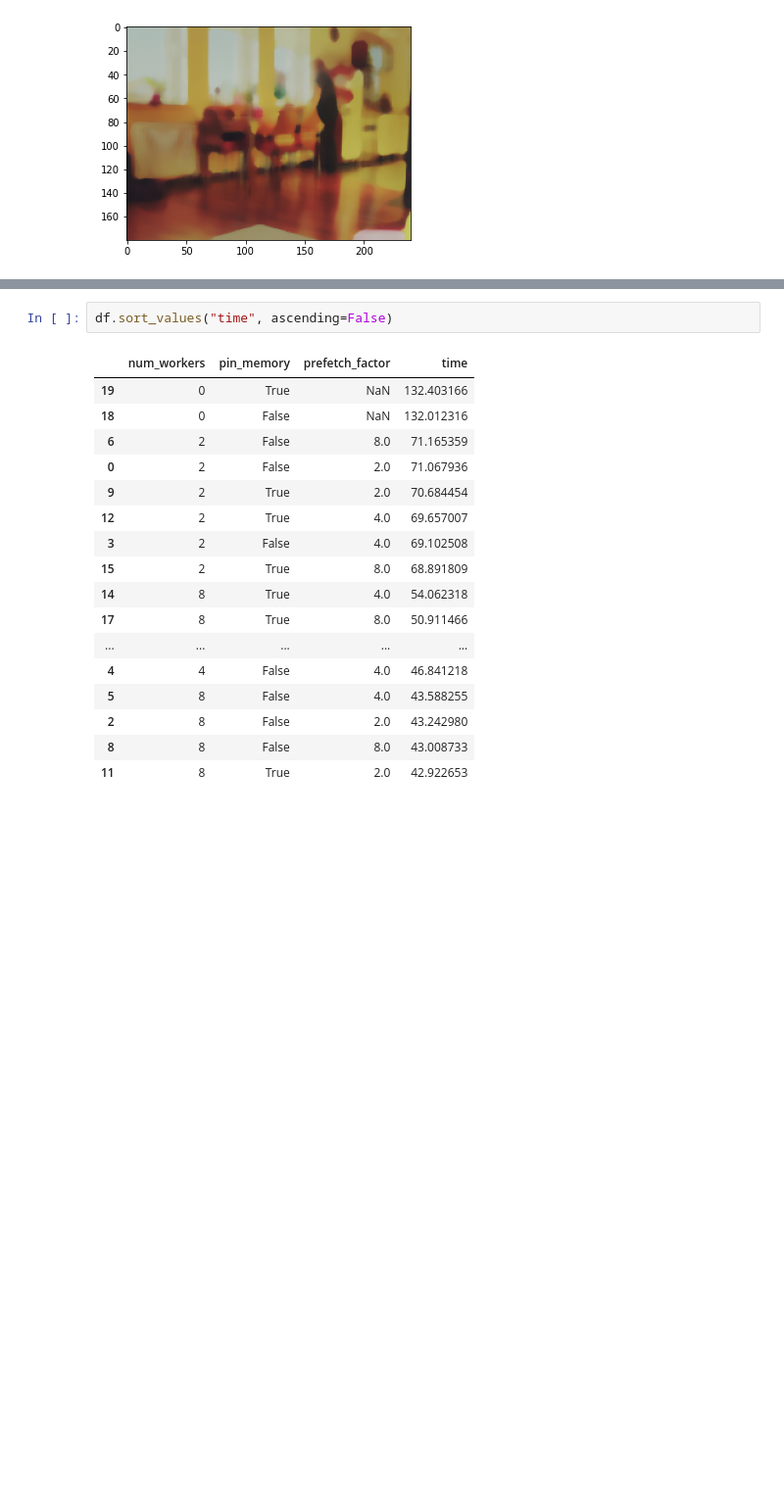
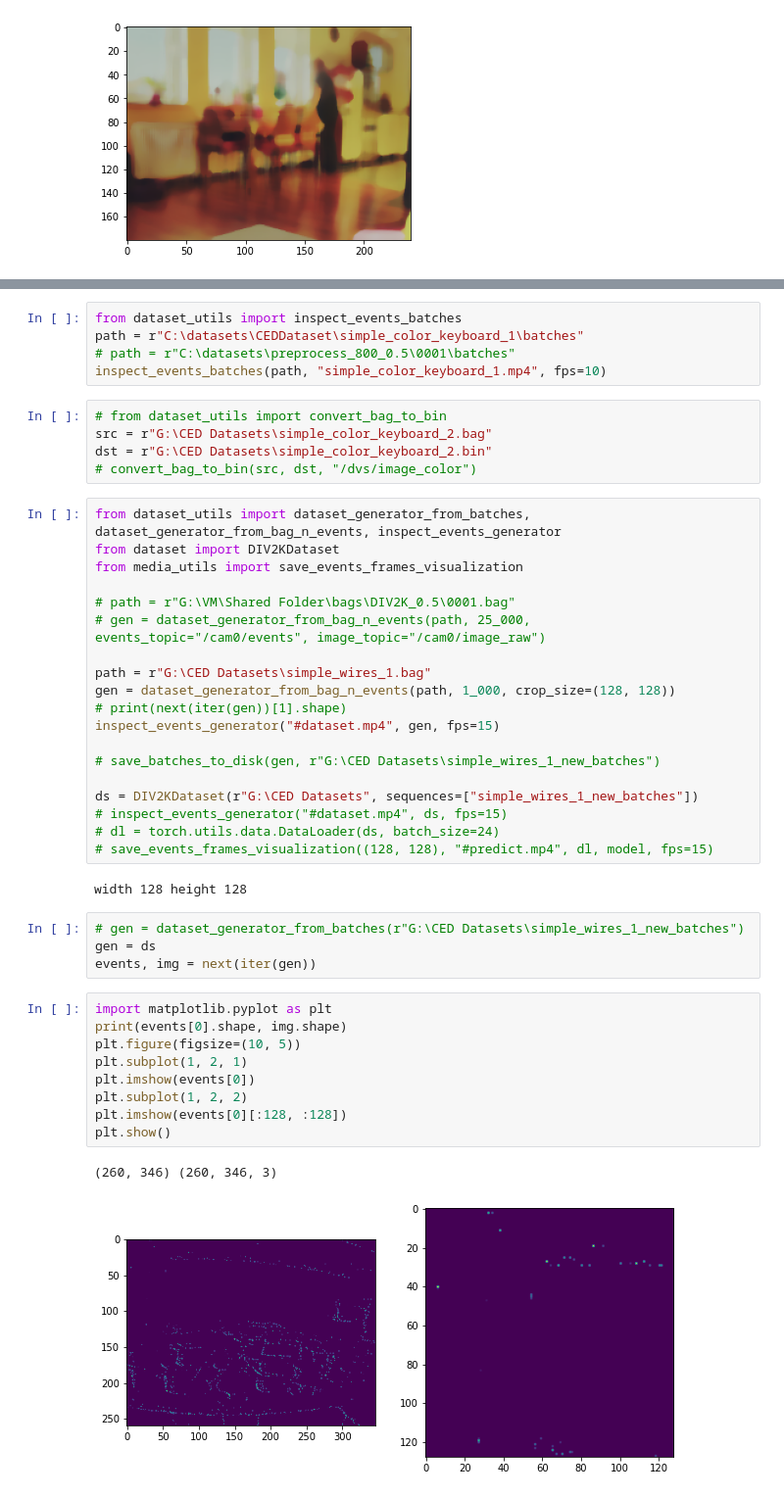
Before and after one commit to SkyLionx/evit, a Jupyter notebook: dataset.ipynb, the cells around one changed output, grey strips where cells are left out. Shown at 98% size. Saved outputs shown, nothing was run; the diff lists cells and outputs as text; blank space fills up the shorter version.

Commit message:
Notebook changes for media_utils

```diff
--- a/dataset.ipynb
+++ b/dataset.ipynb
@@ -810,20 +709,47 @@ Epoch 1/1 Step 356/356 Mean Loss: 0.03474 Elapsed Seconds: 132s
-# %%
-df.sort_values("time", ascending=False)
-# %% [output]
-|  | num_workers | pin_memory | prefetch_factor | time |
-| 19 | 0 | True | NaN | 132.403166 |
-| 18 | 0 | False | NaN | 132.012316 |
-| 6 | 2 | False | 8.0 | 71.165359 |
-| 0 | 2 | False | 2.0 | 71.067936 |
-| 9 | 2 | True | 2.0 | 70.684454 |
-| 12 | 2 | True | 4.0 | 69.657007 |
-| 3 | 2 | False | 4.0 | 69.102508 |
-| 15 | 2 | True | 8.0 | 68.891809 |
-| 14 | 8 | True | 4.0 | 54.062318 |
-| 17 | 8 | True | 8.0 | 50.911466 |
-| ... | ... | ... | ... | ... |
-| 4 | 4 | False | 4.0 | 46.841218 |
-| 5 | 8 | False | 4.0 | 43.588255 |
-| 2 | 8 | False | 2.0 | 43.242980 |
-| 8 | 8 | False | 8.0 | 43.008733 |
-| 11 | 8 | True | 2.0 | 42.922653 |
+# %%
+from dataset_utils import inspect_events_batches
+path = r"C:\datasets\CEDDataset\simple_color_keyboard_1\batches"
+# path = r"C:\datasets\preprocess_800_0.5\0001\batches"
+inspect_events_batches(path, "simple_color_keyboard_1.mp4", fps=10)
+# %%
+# from dataset_utils import convert_bag_to_bin
+src = r"G:\CED Datasets\simple_color_keyboard_2.bag"
+dst = r"G:\CED Datasets\simple_color_keyboard_2.bin"
+# convert_bag_to_bin(src, dst, "/dvs/image_color")
+# %%
+from dataset_utils import dataset_generator_from_batches, dataset_generator_from_bag_n_events, inspect_events_generator
+from dataset import DIV2KDataset
+from media_utils import save_events_frames_visualization
+
+# path = r"G:\VM\Shared Folder\bags\DIV2K_0.5\0001.bag"
+# gen = dataset_generator_from_bag_n_events(path, 25_000, events_topic="/cam0/events", image_topic="/cam0/image_raw")
+
+path = r"G:\CED Datasets\simple_wires_1.bag"
+gen = dataset_generator_from_bag_n_events(path, 1_000, crop_size=(128, 128))
+# print(next(iter(gen))[1].shape)
+inspect_events_generator("#dataset.mp4", gen, fps=15)
+
+# save_batches_to_disk(gen, r"G:\CED Datasets\simple_wires_1_new_batches")
+
+ds = DIV2KDataset(r"G:\CED Datasets", sequences=["simple_wires_1_new_batches"])
+# inspect_events_generator("#dataset.mp4", ds, fps=15)
+# dl = torch.utils.data.DataLoader(ds, batch_size=24)
+# save_events_frames_visualization((128, 128), "#predict.mp4", dl, model, fps=15)
+# %% [output]
+width 128 height 128
+# %%
+# gen = dataset_generator_from_batches(r"G:\CED Datasets\simple_wires_1_new_batches")
+gen = ds
+events, img = next(iter(gen))
+# %%
+import matplotlib.pyplot as plt
+print(events[0].shape, img.shape)
+plt.figure(figsize=(10, 5))
+plt.subplot(1, 2, 1)
+plt.imshow(events[0])
+plt.subplot(1, 2, 2)
+plt.imshow(events[0][:128, :128])
+plt.show()
+# %% [output]
+(260, 346) (260, 346, 3)
+[figure, added]
```
Also changed, not shown: parts of 5 cells of this notebook.
